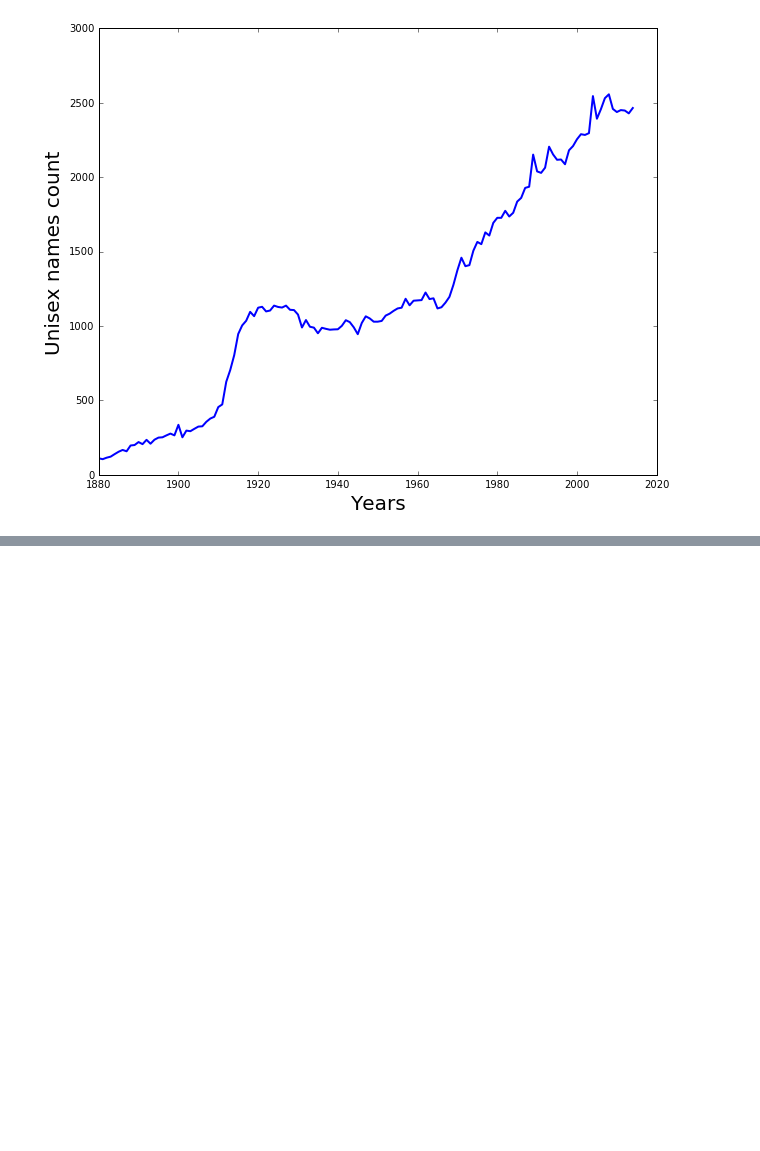
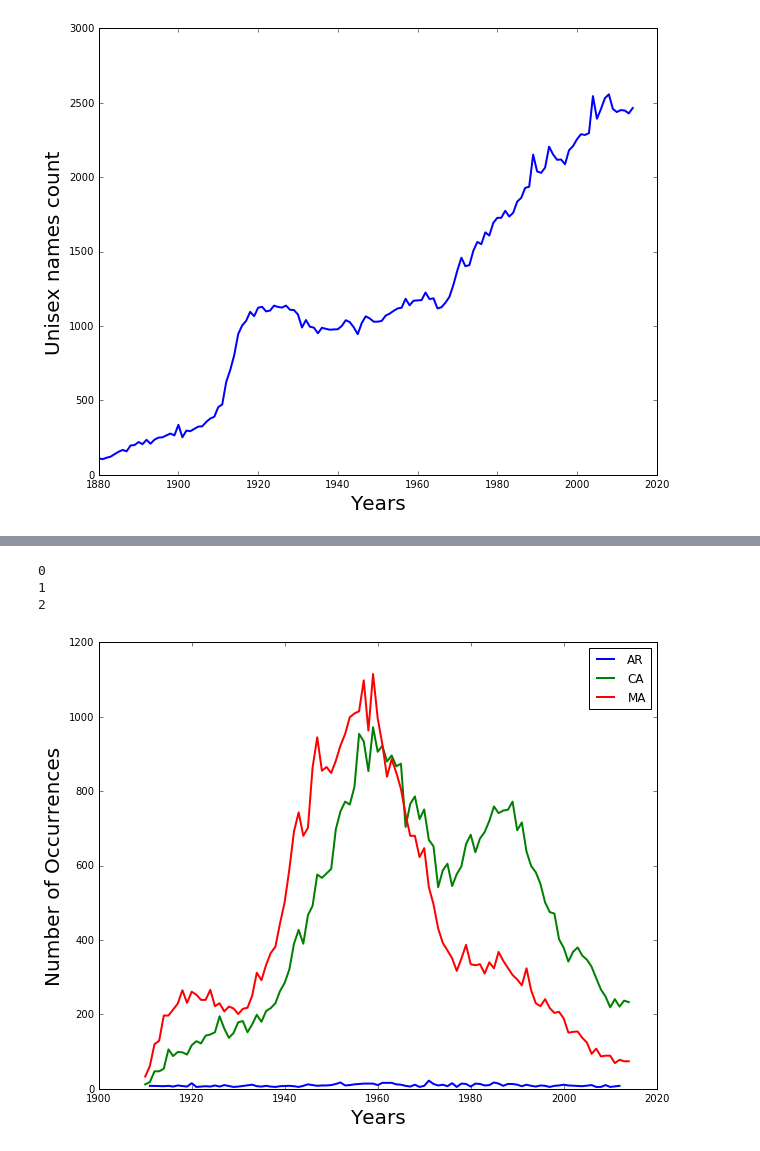
Before and after one commit to Ashwinee/Python-exercises, a Jupyter notebook: Babynames.ipynb, the cells around one changed output, grey strips where cells are left out. Saved outputs shown, nothing was run; the diff lists cells and outputs as text; code cells hidden in the pictures; blank space fills up the shorter version.

```diff
--- a/Babynames.ipynb
+++ b/Babynames.ipynb
@@ -533,0 +565,23 @@ plot_no_of_unisex_names_in_years(unisex)
+# %%
+def popularity_of_name_multiple_states(path,baby_name,states):
+    dict_data = {}
+    for state in range(len(states)):
+        filename = states[state] + '.TXT'
+        dict_data[state] = count_yearly_occurrences_in_state(os.path.join(path,filename),baby_name)
+
+    plt.figure(figsize=(10, 8))
+    for state in dict_data:
+        data = dict_data[state]
+        plt.plot(data.keys(),data.values(),linewidth=2,label = states[state])
+
+    plt.xlabel('Years',fontsize=20)
+    plt.ylabel('Number of Occurrences',fontsize=20)
+    plt.legend(loc='upper right')
+    plt.show()
+
+popularity_of_name_multiple_states(STATE_DATA_DIR,'Peter',['AR','CA','MA'])
+# %% [output]
+0
+1
+2
+[figure, added]
```
Also changed, not shown: parts of 29 cells of this notebook, 3 other files.
